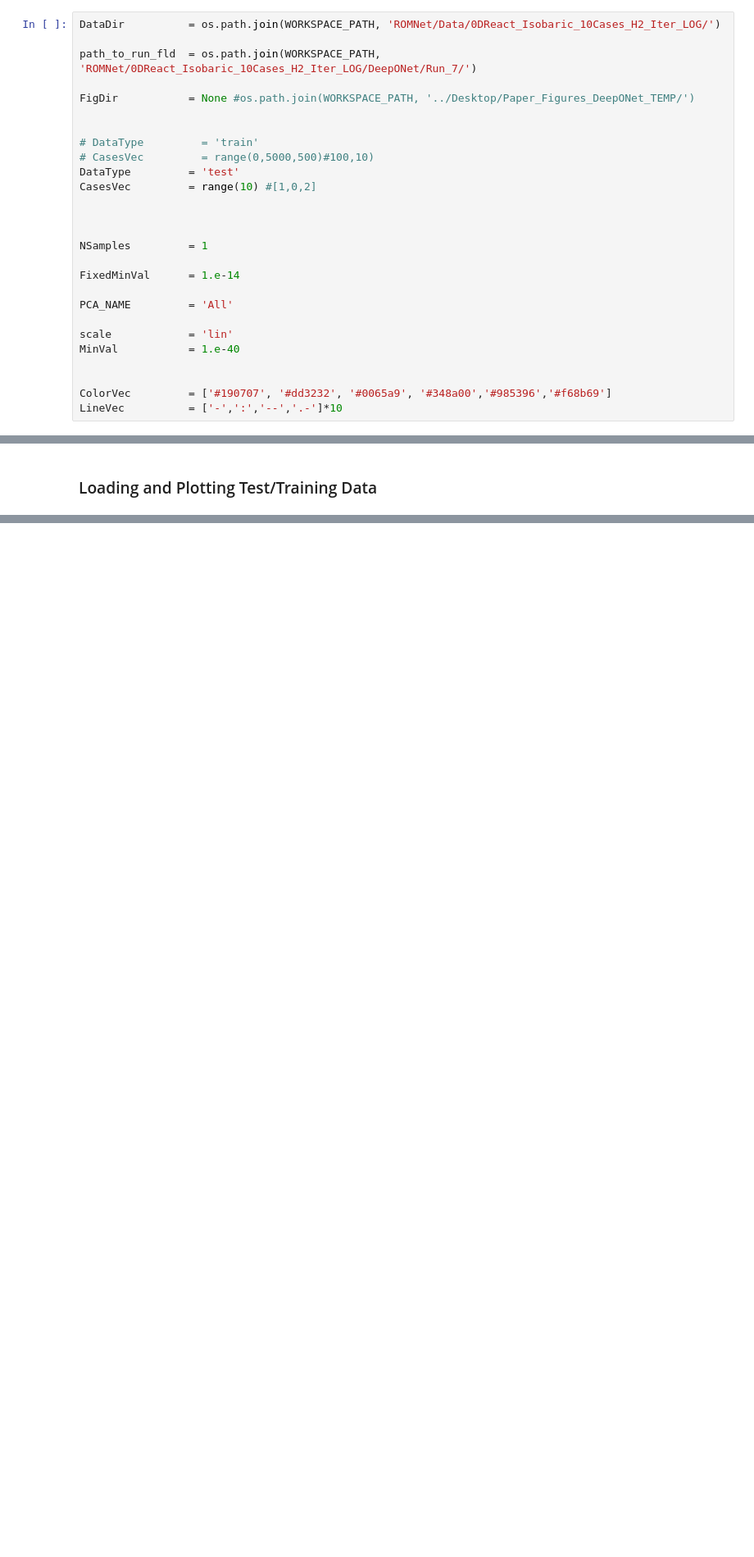
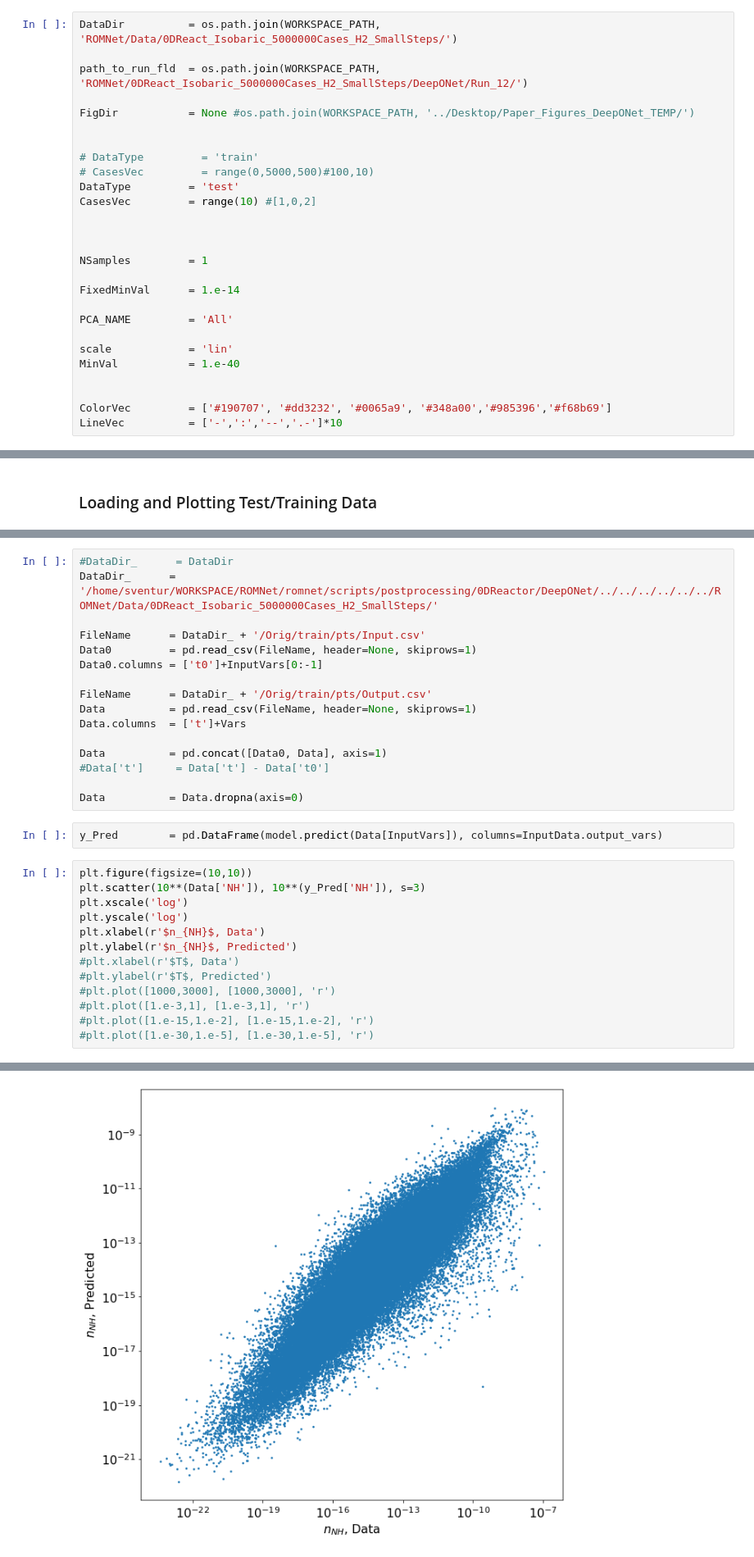
Before and after one commit to sandialabs/romnet, a Jupyter notebook: scripts/postprocessing/0DReactor/DeepONet/Predict_DeepONet_Orig_Slices.ipynb, the cells around one changed output, grey strips where cells are left out. Shown at 82% size. Drawn from its saved outputs; the diff is of its cells as text; blank space fills up the shorter version.

Commit message:
Working on Producing Data for Iterative Approach

```diff
--- a/scripts/postprocessing/0DReactor/DeepONet/Predict_DeepONet_Orig_Slices.ipynb
+++ b/scripts/postprocessing/0DReactor/DeepONet/Predict_DeepONet_Orig_Slices.ipynb
@@ -51,7 +52,7 @@ Missing colon in file PosixPath('/Users/sventur/.matplotlib/stylelib/paper_2colu
 # %%
-DataDir          = os.path.join(WORKSPACE_PATH, 'ROMNet/Data/0DReact_Isobaric_10Cases_H2_Iter_LOG/')
+DataDir          = os.path.join(WORKSPACE_PATH, 'ROMNet/Data/0DReact_Isobaric_5000000Cases_H2_SmallSteps/')
 
-path_to_run_fld  = os.path.join(WORKSPACE_PATH, 'ROMNet/0DReact_Isobaric_10Cases_H2_Iter_LOG/DeepONet/Run_7/')
+path_to_run_fld  = os.path.join(WORKSPACE_PATH, 'ROMNet/0DReact_Isobaric_5000000Cases_H2_SmallSteps/DeepONet/Run_12/')
 
 FigDir           = None #os.path.join(WORKSPACE_PATH, '../Desktop/Paper_Figures_DeepONet_TEMP/')
 
@@ -288,0 +297,32 @@ T =  1007.0 K
+# %%
+#DataDir_      = DataDir
+DataDir_      = '/home/sventur/WORKSPACE/ROMNet/romnet/scripts/postprocessing/0DReactor/DeepONet/../../../../../../ROMNet/Data/0DReact_Isobaric_5000000Cases_H2_SmallSteps/'
+
+FileName      = DataDir_ + '/Orig/train/pts/Input.csv'
+Data0         = pd.read_csv(FileName, header=None, skiprows=1)
+Data0.columns = ['t0']+InputVars[0:-1]
+
+FileName      = DataDir_ + '/Orig/train/pts/Output.csv'
+Data          = pd.read_csv(FileName, header=None, skiprows=1)
+Data.columns  = ['t']+Vars
+
+Data          = pd.concat([Data0, Data], axis=1)
+#Data['t']     = Data['t'] - Data['t0']
+
+Data          = Data.dropna(axis=0)
+# %%
+y_Pred        = pd.DataFrame(model.predict(Data[InputVars]), columns=InputData.output_vars)
+# %%
+plt.figure(figsize=(10,10))
+plt.scatter(10**(Data['NH']), 10**(y_Pred['NH']), s=3)
+plt.xscale('log')
+plt.yscale('log')
+plt.xlabel(r'$n_{NH}$, Data')
+plt.ylabel(r'$n_{NH}$, Predicted')
+#plt.xlabel(r'$T$, Data')
+#plt.ylabel(r'$T$, Predicted')
+#plt.plot([1000,3000], [1000,3000], 'r')
+#plt.plot([1.e-3,1], [1.e-3,1], 'r')
+#plt.plot([1.e-15,1.e-2], [1.e-15,1.e-2], 'r')
+#plt.plot([1.e-30,1.e-5], [1.e-30,1.e-5], 'r')
+# %% [output]
@@ -288,0 +341 @@ T =  1007.0 K
+[figure, added]
```
Also changed, not shown: parts of 13 cells of this notebook, 20 other files.
